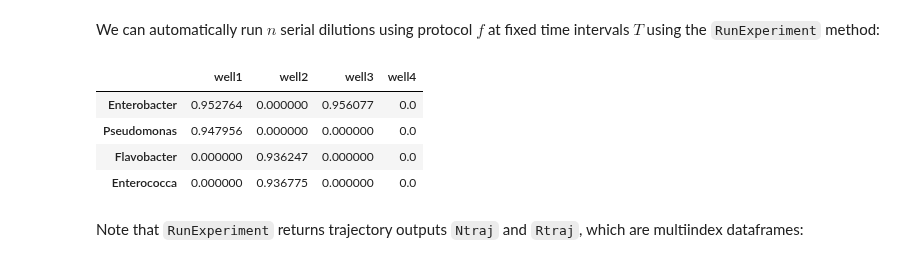
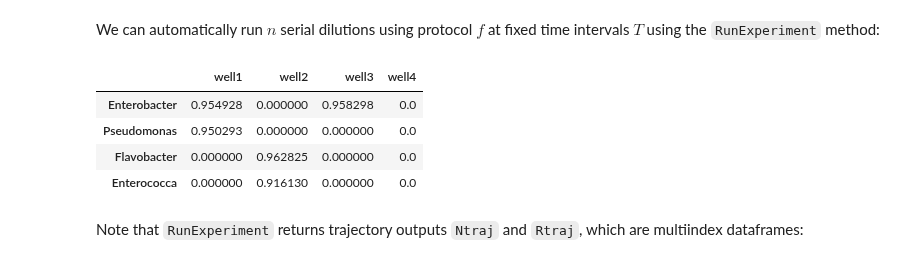
Before and after one commit to Emergent-Behaviors-in-Biology/community-simulator, a Jupyter notebook: Community Simulator Tutorial.ipynb, the cells around one changed output. Saved outputs shown, nothing was run; the diff lists cells and outputs as text; code cells hidden in the pictures.

```diff
--- a/Community Simulator Tutorial.ipynb
+++ b/Community Simulator Tutorial.ipynb
@@ -174,15 +176,14 @@ We can automatically run $n$ serial dilutions using protocol $f$ at fixed time i
 # %%
 n = 10
 T = 10
-MyPlate.Propagate(T)
 Ntraj,Rtraj=MyPlate.RunExperiment(f_dilute,T,n)
 MyPlate.N
 # %% [output]
 |  | well1 | well2 | well3 | well4 |
-| Enterobacter | 0.952764 | 0.000000 | 0.956077 | 0.0 |
-| Pseudomonas | 0.947956 | 0.000000 | 0.000000 | 0.0 |
-| Flavobacter | 0.000000 | 0.936247 | 0.000000 | 0.0 |
-| Enterococca | 0.000000 | 0.936775 | 0.000000 | 0.0 |
+| Enterobacter | 0.954928 | 0.000000 | 0.958298 | 0.0 |
+| Pseudomonas | 0.950293 | 0.000000 | 0.000000 | 0.0 |
+| Flavobacter | 0.000000 | 0.962825 | 0.000000 | 0.0 |
+| Enterococca | 0.000000 | 0.916130 | 0.000000 | 0.0 |
 # %% [markdown]
 Note that `RunExperiment` returns trajectory outputs `Ntraj` and `Rtraj`, which are multiindex dataframes:
 # %%
```
Also changed, not shown: parts of 29 cells of this notebook, 1 other file.
